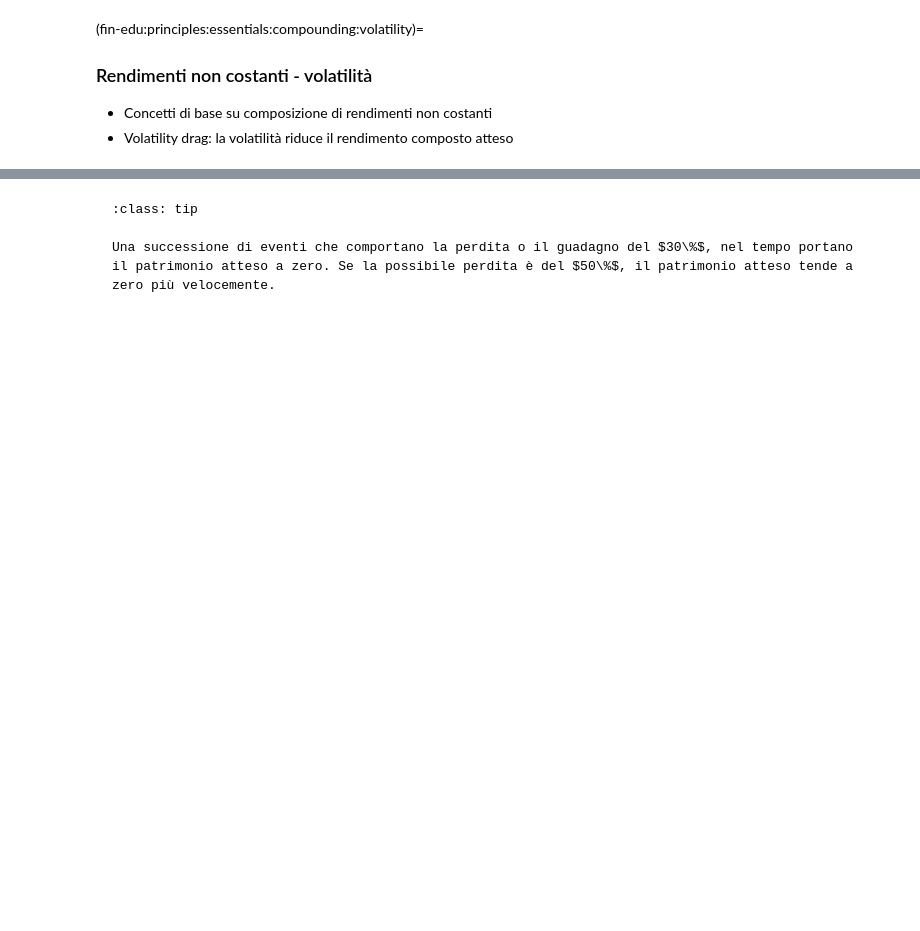
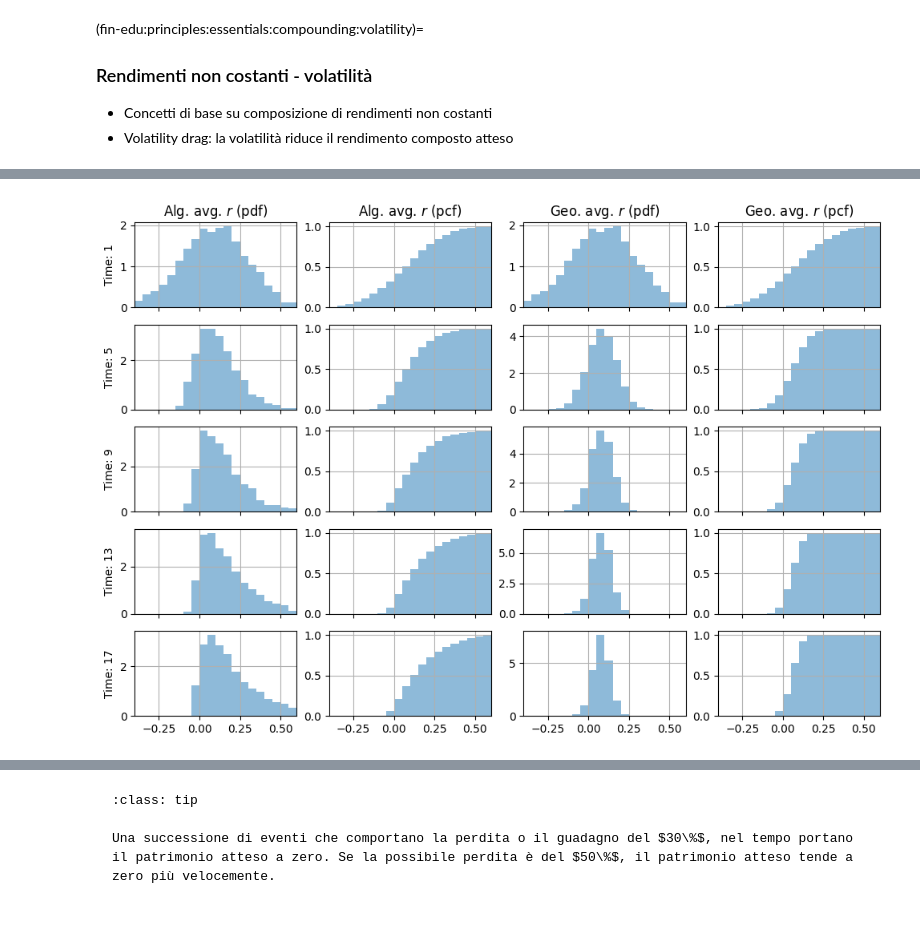
Before and after one commit to Basics2022/bbooks-financial-edu, a Jupyter notebook: _build/jupyter_execute/ch/principles/essentials.ipynb, the cells around one changed output, grey strips where cells are left out. Drawn from its saved outputs; the diff is of its cells as text; code cells hidden in the pictures; blank space fills up the shorter version.

Commit message:
Added some details about compounding: skewness of the pdf of the algebraic return, geometric return,...

```diff
--- a/_build/jupyter_execute/ch/principles/essentials.ipynb
+++ b/_build/jupyter_execute/ch/principles/essentials.ipynb
@@ -102,0 +148,65 @@ Final value after 60 periods:
+# %%
+#> Returns
+rets = [
+    rng(size=(nt, nreals)) for rng in rngs
+]
+for ret in rets:
+    ret[ret < -.9999] = -.9999
+
+#> Increment
+delta_xs = [
+    1.+ret for ret in rets
+]
+
+#> Amount
+xs = [
+    np.cumprod(delta_x, axis=0) for delta_x in delta_xs
+]
+# %%
+#> Statistics of realizations
+n_times = 5
+delta_time = int( np.floor(nt/n_times) )
+times_v = delta_time * np.arange(n_times)
+
+#> Plots
+# 0. Algebraic return (density)
+# 1. Algebraic return (cumulative)
+# 2. Geometric return (density)
+# 3. Geometric return (dcumulative)
+n_plots = 4
+fig, ax = plt.subplots(n_times, n_plots, figsize=(12,8))
+
+d_bin = r_sdev / 4.
+x_bins = np.linspace(-10, 10, 21) * d_bin + r_avg
+
+for i_time, time in enumerate(times_v):
+    for i_ret, x in enumerate(xs):
+        #> Algebraic return
+        r_alg = ( x[time,:] - 1. ) / (time+1)
+        #> Geometric return
+        r_geo = x[time,:]**(1/(time+1)) - 1.
+
+        ax[i_time,0].hist(r_alg, bins=x_bins, color=plt.cm.tab10.colors[i_ret], alpha=.5, density=True)
+        ax[i_time,1].hist(r_alg, bins=x_bins, color=plt.cm.tab10.colors[i_ret], alpha=.5, density=True, cumulative=True)
+        ax[i_time,2].hist(r_geo, bins=x_bins, color=plt.cm.tab10.colors[i_ret], alpha=.5, density=True)
+        ax[i_time,3].hist(r_geo, bins=x_bins, color=plt.cm.tab10.colors[i_ret], alpha=.5, density=True, cumulative=True)
+
+    ax[i_time,0].set_xlim(x_bins[0], x_bins[-1])
+    ax[i_time,1].set_xlim(x_bins[0], x_bins[-1])
+    ax[i_time,2].set_xlim(x_bins[0], x_bins[-1])
+    ax[i_time,3].set_xlim(x_bins[0], x_bins[-1])
+
+    #> Setting labels, titles, ticks
+    for i_plot in np.arange(n_plots):
+        ax[i_time, i_plot].grid()
+        if ( i_time < n_times - 1):
+            ax[i_time, i_plot].set_xticklabels([])
+    if ( i_time == 0 ):
+        ax[i_time, 0].set_title("Alg. avg. ${r}$ (pdf)")
+        ax[i_time, 1].set_title("Alg. avg. ${r}$ (pcf)")
+        ax[i_time, 2].set_title("Geo. avg. ${r}$ (pdf)")
+        ax[i_time, 3].set_title("Geo. avg. ${r}$ (pcf)")
+
+    ax[i_time,0].set_ylabel(f"Time: {time+1}")
+# %% [output]
+[figure, added]
```
Also changed, not shown: parts of 10 cells of this notebook, 44 other files.
